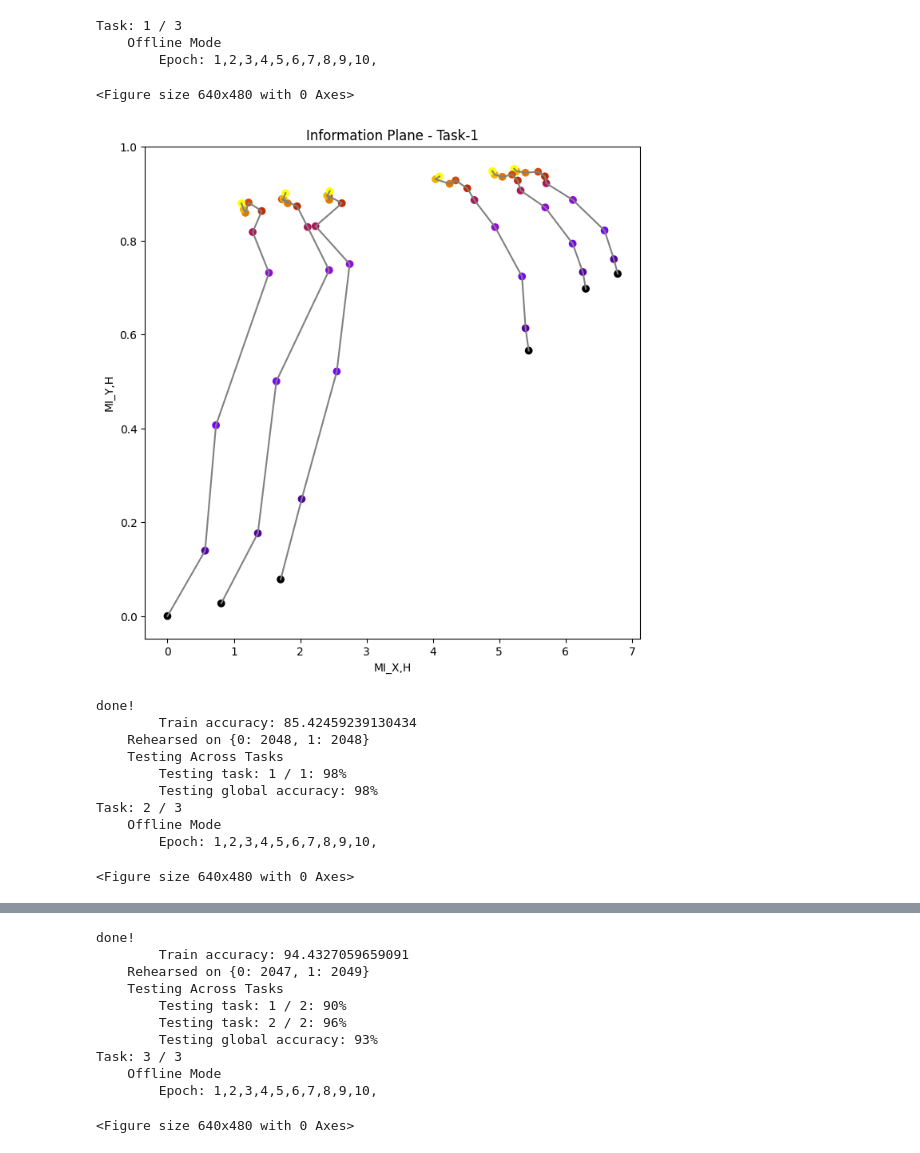
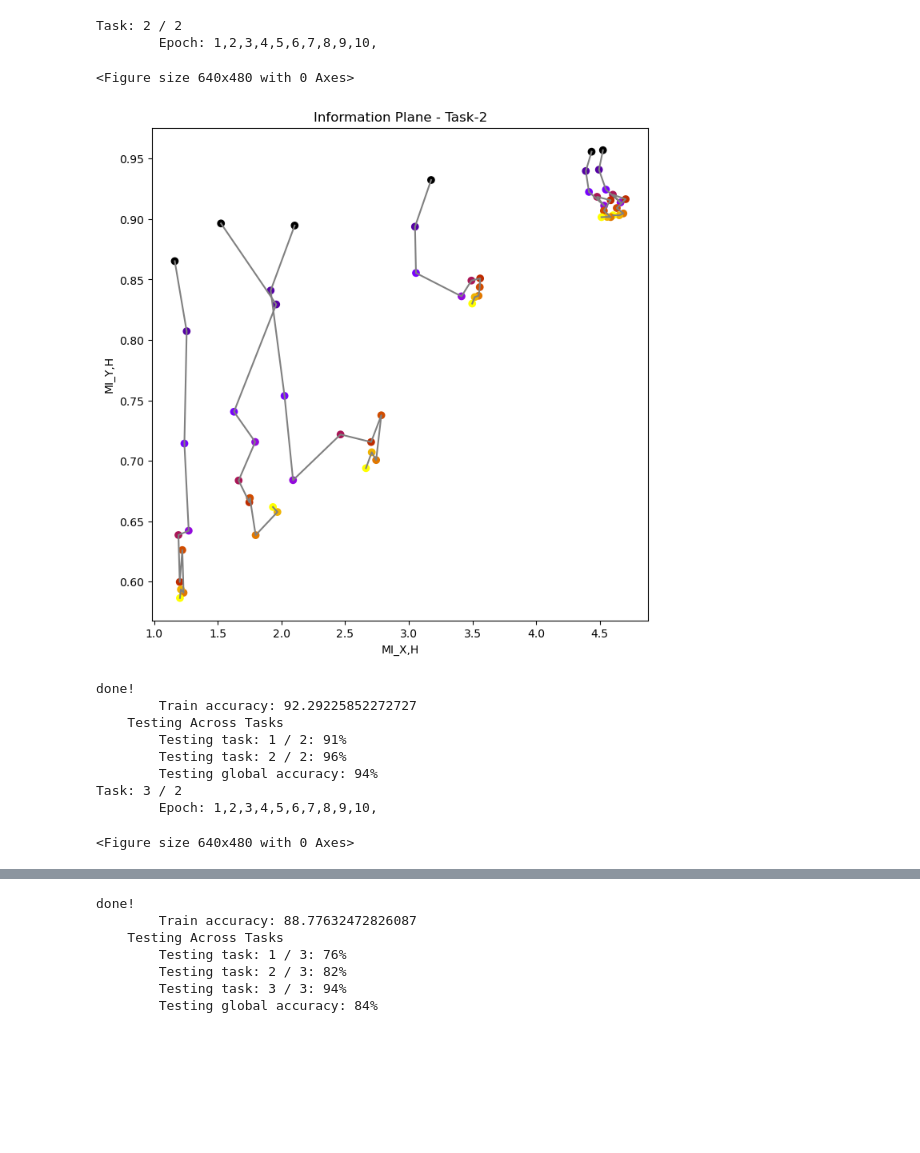
Before and after one commit to prasanthyss/MAT1510_Project-, a Jupyter notebook: incremental_batch_learning.ipynb, the cells around one changed output, grey strips where cells are left out. Saved outputs shown, nothing was run; the diff lists cells and outputs as text; code cells hidden in the pictures; blank space fills up the shorter version.

Commit message:
Added pre-training

```diff
--- a/incremental_batch_learning.ipynb
+++ b/incremental_batch_learning.ipynb
@@ -238,0 +227,15 @@ class Model(nn.Module):
+# %%
+#@title Run Experiment
+# Model setup
+model       = Model().to(device)
+class_heads = {i : nn.Linear(3, len(tasks[0])).to(device) for i in range(len(tasks))}
+loss_function = nn.NLLLoss()
+
+# Test Setup
+test_set_accuracy   = {}
+
+# Mutual Information Setup
+MI_loader   = get_MI_loader(tasks[0])
+layers      = len(list(model.children())) + 1
+MI_XH_tasks = torch.zeros(len(tasks), epochs, layers)
+MI_YH_tasks = torch.zeros(len(tasks), epochs, layers)
@@ -239,28 +315,11 @@ class Model(nn.Module):
 # %%
-#@title Run Experiment
-# Model setup
-model       = Model(numOutput = numOutput, storage_size = storage_size).to(device)
-class_heads = {i : nn.Linear(3, len(tasks[0])).to(device) for i in range(len(tasks))}
-loss_function = nn.NLLLoss()
-
-# Test Setup
-test_set_accuracy   = {}
-
-# Mutual Information Setup
-MI_loader   = get_MI_loader(tasks[0])
-layers      = len(list(model.children())) + 1
-MI_XH_tasks = torch.zeros(len(tasks), epochs, layers)
-MI_YH_tasks = torch.zeros(len(tasks), epochs, layers)
-
-# Run it
-for taskNum in range(len(tasks)):
-    print("Task:", taskNum+1, "/", len(tasks))
+# Online Training
+for taskNum in range(1, len(tasks)):
+    print("Task:", taskNum+1, "/", len(tasks) - 1)
     accuracy = 0
     N = 0
 
-    print("    Offline Mode")
     model.train()
-    model.offline()
     parameters = list(model.parameters()) + list(class_heads[taskNum].parameters())
     optimizer = optim.SGD(parameters,
                           lr=offline_lr,
@@ -288,48 +347,43 @@ for taskNum in range(len(tasks)):
             predicted_labels = torch.argmax(h6,dim=1)
             accuracy += torch.sum((predicted_labels==labels).float()).item()
             N += images.shape[0]
-            model.update_storage(images, labels)
 
 
         ### Calculate Mutual Information Offline Phase ###
 
         MI_XH, MI_YH = compute_mutual_information(model, class_heads, taskNum, MI_loader)
         MI_XH_tasks[taskNum, epoch] = MI_XH
         MI_YH_tasks[taskNum, epoch] = MI_YH
 
-    # plot results at the end of each task
     plt.figure()
     fig, ax = plt.subplots(figsize=(8, 8))
     ax.set_xlabel('MI_X,H')
     ax.set_ylabel('MI_Y,H')
     title = ax.set_title(f'Information Plane - Task-{taskNum+1}')
     cmap = plt.get_cmap('gnuplot', epochs)
     colors = [cmap(i) for i in np.linspace(0, 1, epochs)]
     ax.plot(MI_XH_tasks[taskNum], MI_YH_tasks[taskNum], '-', color='gray')
     for layer in range(layers):
         im = ax.scatter(MI_XH_tasks[taskNum, :,layer], MI_YH_tasks[taskNum, :,layer], c=colors)
 
     plt.show()
 
     print("done!")
     print("        Train accuracy:", 100. * accuracy/N)
-    print("    Rehearsed on", model.storage)
     print("    Testing Across Tasks")
     overall, specific = test_tasks(model, class_heads, tasks[:taskNum+1])
-    test_set_accuracy[taskNum] = specific
+    test_set_accuracy[taskNum] = specific[taskNum, epoch] = MI_YH
 # %% [output]
-Task: 1 / 3
-    Offline Mode
+Task: 2 / 2
         Epoch: 1,2,3,4,5,6,7,8,9,10,
 <Figure size 640x480 with 0 Axes>
-[figure, old version]
+[figure, new version]
 done!
-        Train accuracy: 85.42459239130434
-    Rehearsed on {0: 2048, 1: 2048}
+        Train accuracy: 92.29225852272727
     Testing Across Tasks
-        Testing task: 1 / 1: 98%
-        Testing global accuracy: 98%
-Task: 2 / 3
-    Offline Mode
+        Testing task: 1 / 2: 91%
+        Testing task: 2 / 2: 96%
+        Testing global accuracy: 94%
+Task: 3 / 2
         Epoch: 1,2,3,4,5,6,7,8,9,10,
 <Figure size 640x480 with 0 Axes>
@@ -337,11 +391,7 @@ Task: 2 / 3
 done!
-        Train accuracy: 94.4327059659091
-    Rehearsed on {0: 2047, 1: 2049}
+        Train accuracy: 88.77632472826087
     Testing Across Tasks
-        Testing task: 1 / 2: 90%
-        Testing task: 2 / 2: 96%
-        Testing global accuracy: 93%
-Task: 3 / 3
-    Offline Mode
-        Epoch: 1,2,3,4,5,6,7,8,9,10,
+        Testing task: 1 / 3: 76%
+        Testing task: 2 / 3: 82%
+        Testing task: 3 / 3: 94%
+        Testing global accuracy: 84%
-<Figure size 640x480 with 0 Axes>
```
Also changed, not shown: parts of 9 cells of this notebook, 1 other file.
